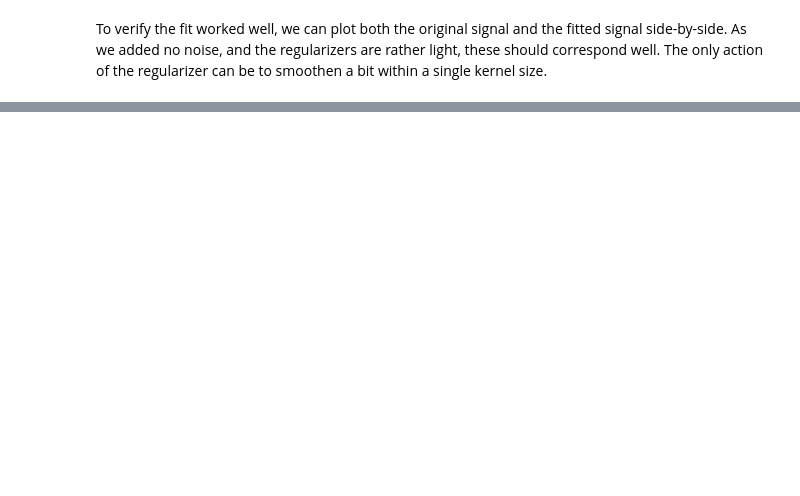
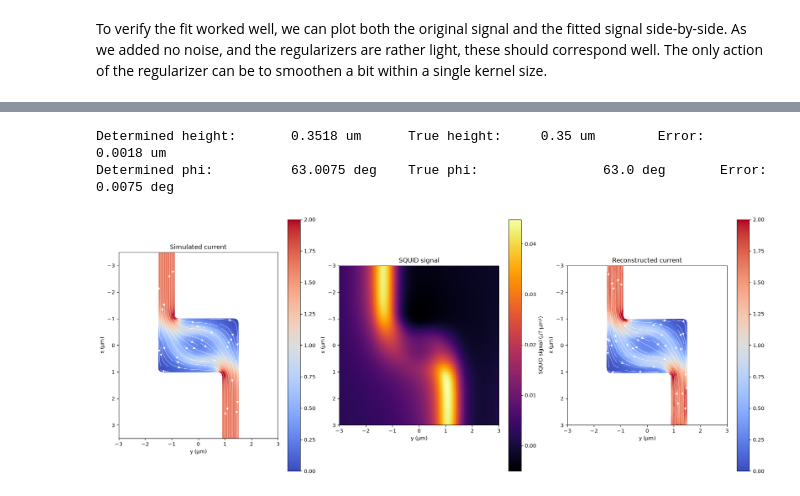
Before and after one commit to MatthijsRog/sottools, a Jupyter notebook: docs/tutorials/Tutorial_2DCoinversion_InhomogeneousResistivity.ipynb, the cells around one changed output, grey strips where cells are left out. Drawn from its saved outputs; the diff is of its cells as text; code cells hidden in the pictures; blank space fills up the shorter version.

```diff
--- a/docs/tutorials/Tutorial_2DCoinversion_InhomogeneousResistivity.ipynb
+++ b/docs/tutorials/Tutorial_2DCoinversion_InhomogeneousResistivity.ipynb
@@ -266,0 +352,57 @@ plt.show()
+# %%
+final_parameters = coinverter_noisy_fitres["final_sensor_parameters"]
+determined_height = final_parameters[0]
+determined_phi = np.rad2deg(final_parameters[3])
+print("Determined height:\t", round(determined_height, 4), "um\tTrue height:\t", params.height, "um\tError:\t", round(determined_height-params.height, 4), "um")
+print("Determined phi:\t\t", round(determined_phi, 4), "deg\tTrue phi:\t\t", np.rad2deg(params.phi), "deg\tError:\t", round(determined_phi-np.rad2deg(params.phi), 4), "deg")
+# %% [output]
+Determined height:       0.3518 um      True height:     0.35 um        Error:   0.0018 um
+Determined phi:          63.0075 deg    True phi:                63.0 deg       Error:   0.0075 deg
+# %%
+fwdparams_inferred_noisy = forward.Forward2DParameters(
+    Lx = params.Lx,
+    Ly = params.Ly,
+    Nx = params.Nx,
+    Ny = params.Ny,
+    rho1 = params.rho1,
+    rho2 = params.rho2,
+    height = determined_height,
+    phi = np.deg2rad(determined_phi),
+    invert_normal=True
+)
+m2g_perturbed_noisy = forward.MeshToGrid(blockmesh_perturbed, fwdparams_inferred_noisy)
+inverter_noisy = backward.Inverter2D(m2g_perturbed_noisy, fwd, signal_raw, lam1=1e-11, lam2=1e-10, lam3=1e-15, lumped_mass=True)
+inverter_noisy_fitres = inverter_noisy.fit(lr=1.0, n_steps=200)
+# %%
+fig, (ax0, ax1, ax2) = plt.subplots(1, 3, figsize=(18, 7), layout="constrained")
+
+# Left: simulated current on the original mesh, 6 um wide by 7 um tall, centred on the device
+V = blockmesh.vertices
+xc = 0.5 * (V[:, 0].min() + V[:, 0].max())   # vertical centre (x points down)
+yc = 0.5 * (V[:, 1].min() + V[:, 1].max())   # horizontal centre
+meshplotting.streamplot(blockmesh, ax0, res["Kx"], res["Ky"], n_grid=256, density=1.5,
+                        cmap="coolwarm", vmin=0.0, vmax=2)
+ax0.set_xlim(yc - 3.0, yc + 3.0)
+ax0.set_ylim(xc + 3.5, xc - 3.5)             # 7 um tall, x pointing down
+ax0.set_title("Simulated current")
+
+# Middle: the SQUID signal on the 6 x 6 um scan window
+im = ax1.imshow(signal_raw, extent=[-params.Ly / 2, params.Ly / 2, params.Lx / 2, -params.Lx / 2],
+                cmap="inferno")
+ax1.set_aspect("equal")
+plt.colorbar(im, ax=ax1, label="SQUID signal (µT·µm²)")
+ax1.set_title("SQUID signal")
+
+# Right: reconstructed current on the perturbed mesh, same 6 x 6 um window as the signal
+meshplotting.streamplot(blockmesh_perturbed, ax2, inverter_noisy_fitres["Kx"], inverter_noisy_fitres["Ky"], n_grid=256,
+                        density=1.5, cmap="coolwarm", vmin=0.0, vmax=2)
+ax2.set_xlim(-params.Ly / 2, params.Ly / 2)
+ax2.set_ylim(params.Lx / 2, -params.Lx / 2)  # x pointing down
+ax2.set_title("Reconstructed current")
+
+for ax in (ax0, ax1, ax2):
+    ax.set_xlabel("y (µm)")
+    ax.set_ylabel("x (µm)")
+plt.show()
+# %% [output]
+[figure, added]
```
Also changed, not shown: parts of 24 cells of this notebook, 16 other files.
